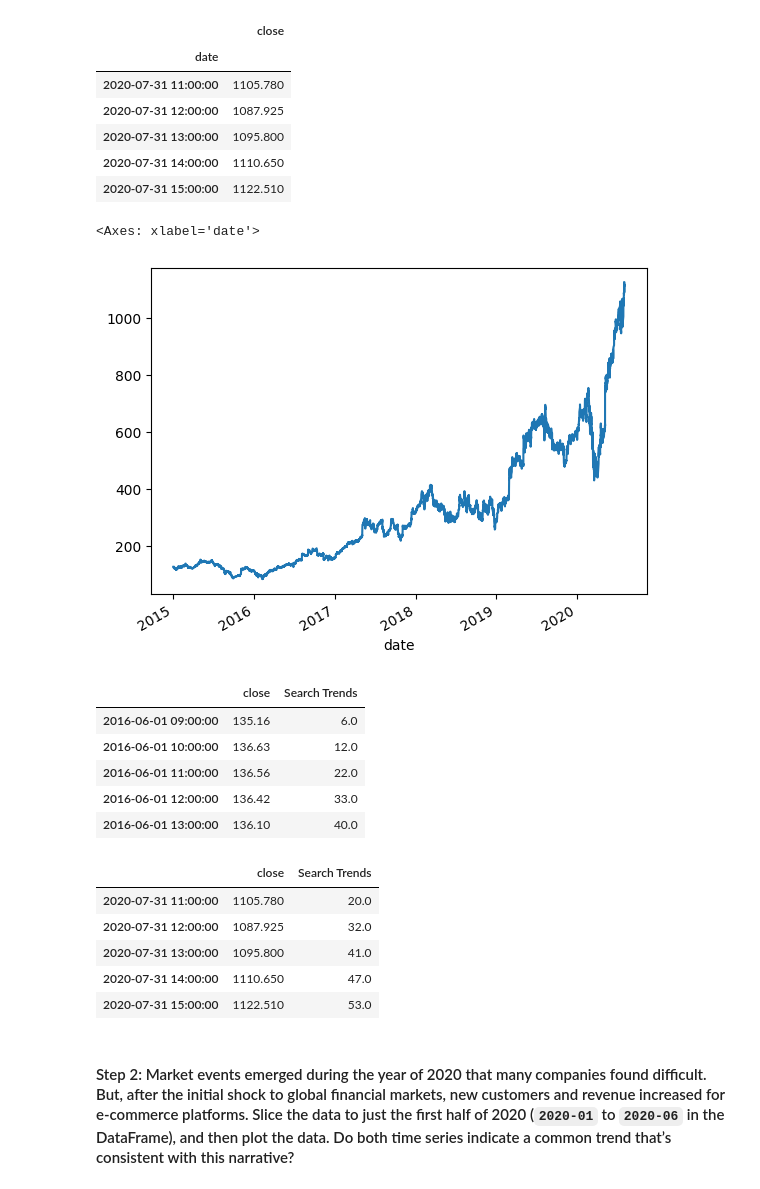
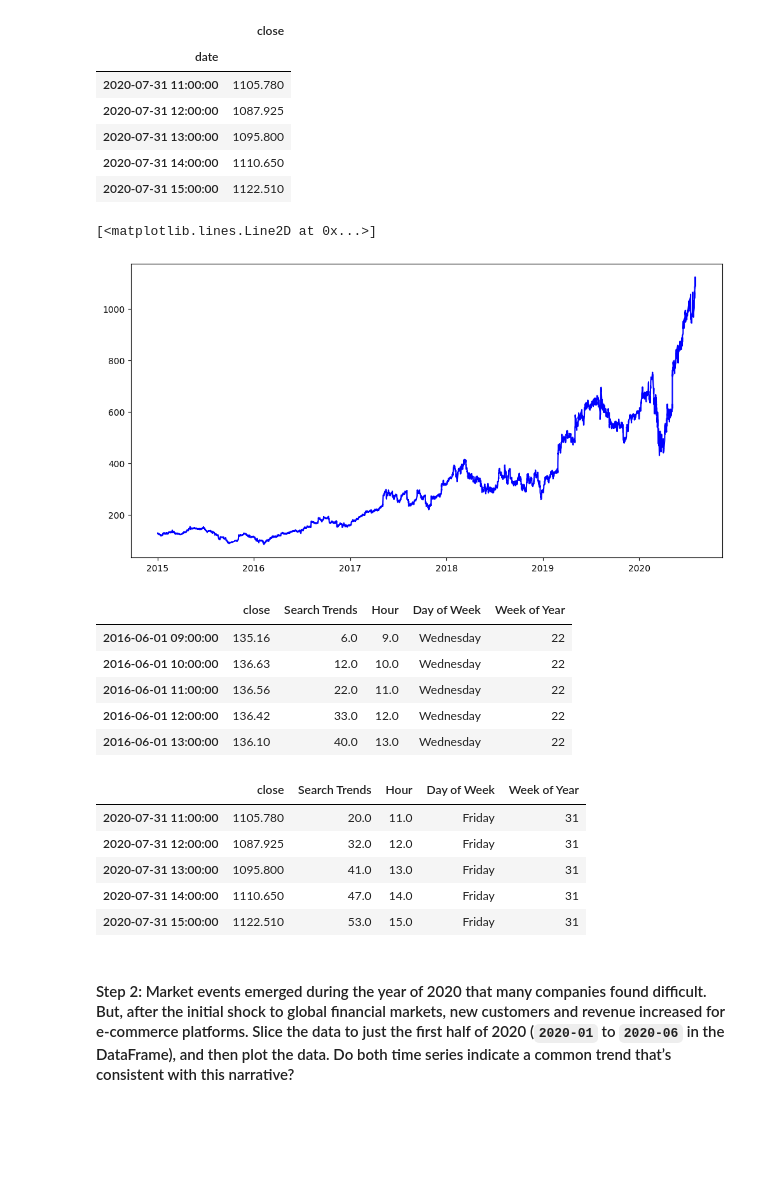
Before and after one commit to remaanne/M18_Stater_Code_, a Jupyter notebook: forecasting_net_prophet.ipynb, the cells around one changed output. Drawn from its saved outputs; the diff is of its cells as text; code cells hidden in the pictures; blank space fills up the shorter version.

```diff
--- a/forecasting_net_prophet.ipynb
+++ b/forecasting_net_prophet.ipynb
@@ -279,28 +283,33 @@ display(df_mercado_stock.tail())
 | 2020-07-31 15:00:00 | 1122.510 |
 # %%
 # Visualize the closing price of the df_mercado_stock DataFrame
+plt.figure(figsize=(12, 6))
+plt.plot(df_mercado_stock.index, df_mercado_stock['close'], color='blue')
 # %% [output]
-<Axes: xlabel='date'>
+[<matplotlib.lines.Line2D at 0x...>]
-[figure, old version]
+[figure, new version]
 # %%
 # Concatenate the df_mercado_stock DataFrame with the df_mercado_trends DataFrame
 # Concatenate the DataFrame by columns (axis=1), and drop and rows with only one column of data
+df_mercado_stock_trends = pd.concat([df_mercado_stock, df_mercado_trends], axis=1).dropna()
 
 
 # View the first and last five rows of the DataFrame
+display(df_mercado_stock_trends.head())
+display(df_mercado_stock_trends.tail())
 # %% [output]
-|  | close | Search Trends |
-| 2016-06-01 09:00:00 | 135.16 | 6.0 |
-| 2016-06-01 10:00:00 | 136.63 | 12.0 |
-| 2016-06-01 11:00:00 | 136.56 | 22.0 |
-| 2016-06-01 12:00:00 | 136.42 | 33.0 |
-| 2016-06-01 13:00:00 | 136.10 | 40.0 |
+|  | close | Search Trends | Hour | Day of Week | Week of Year |
+| 2016-06-01 09:00:00 | 135.16 | 6.0 | 9.0 | Wednesday | 22 |
+| 2016-06-01 10:00:00 | 136.63 | 12.0 | 10.0 | Wednesday | 22 |
+| 2016-06-01 11:00:00 | 136.56 | 22.0 | 11.0 | Wednesday | 22 |
+| 2016-06-01 12:00:00 | 136.42 | 33.0 | 12.0 | Wednesday | 22 |
+| 2016-06-01 13:00:00 | 136.10 | 40.0 | 13.0 | Wednesday | 22 |
-|  | close | Search Trends |
-| 2020-07-31 11:00:00 | 1105.780 | 20.0 |
-| 2020-07-31 12:00:00 | 1087.925 | 32.0 |
-| 2020-07-31 13:00:00 | 1095.800 | 41.0 |
-| 2020-07-31 14:00:00 | 1110.650 | 47.0 |
-| 2020-07-31 15:00:00 | 1122.510 | 53.0 |
+|  | close | Search Trends | Hour | Day of Week | Week of Year |
+| 2020-07-31 11:00:00 | 1105.780 | 20.0 | 11.0 | Friday | 31 |
+| 2020-07-31 12:00:00 | 1087.925 | 32.0 | 12.0 | Friday | 31 |
+| 2020-07-31 13:00:00 | 1095.800 | 41.0 | 13.0 | Friday | 31 |
+| 2020-07-31 14:00:00 | 1110.650 | 47.0 | 14.0 | Friday | 31 |
+| 2020-07-31 15:00:00 | 1122.510 | 53.0 | 15.0 | Friday | 31 |
 # %% [markdown]
 #### Step 2: Market events emerged during the year of 2020 that many companies found difficult. But, after the initial shock to global financial markets, new customers and revenue increased for e-commerce platforms. Slice the data to just the first half of 2020 (`2020-01` to `2020-06` in the DataFrame), and then plot the data. Do both time series indicate a common trend that’s consistent with this narrative?
 # %%
```
Also changed, not shown: parts of 26 cells of this notebook.
